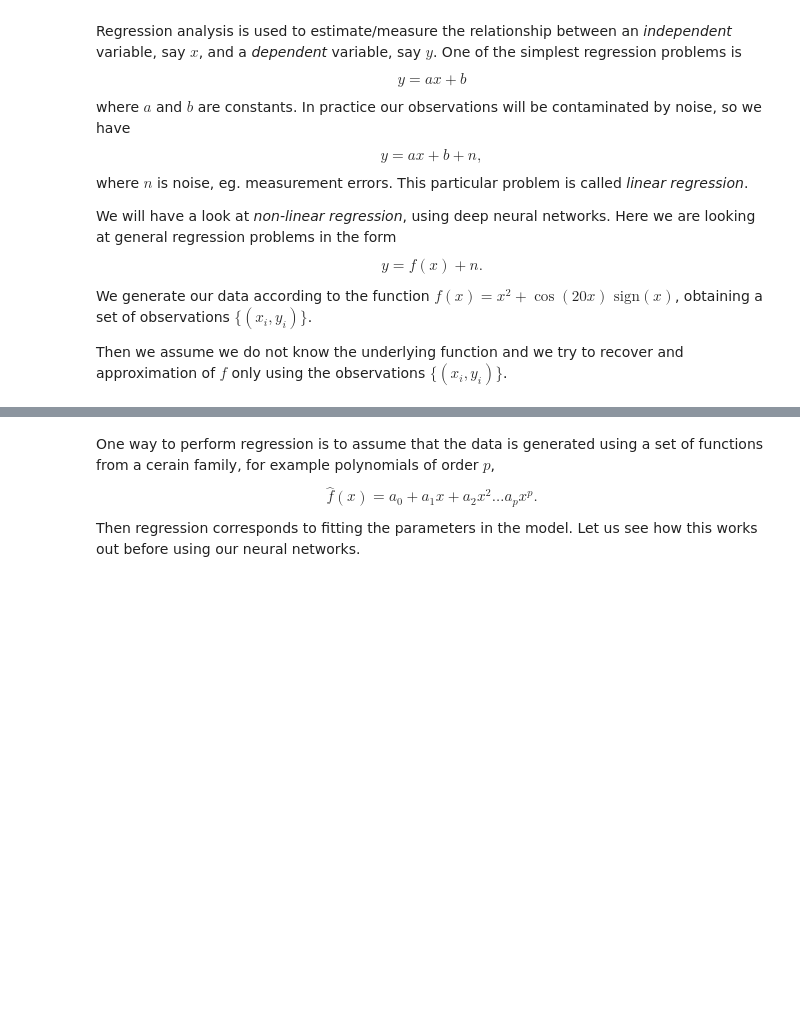
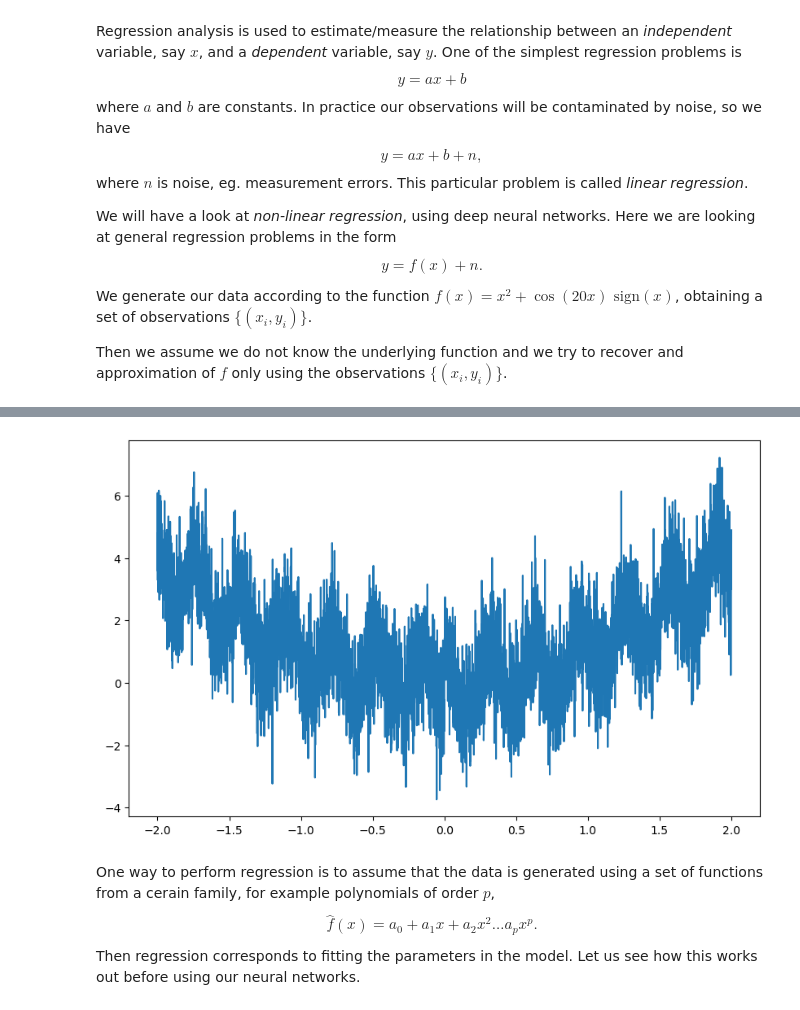
Before and after one commit to sigurdo/maskinlaring_for-signalbehandling, a Jupyter notebook: oving_3/TTT4185_assignment_3b_2022-10-17.ipynb, the cells around one changed output, grey strips where cells are left out. Saved outputs shown, nothing was run; the diff lists cells and outputs as text; code cells hidden in the pictures; blank space fills up the shorter version.

```diff
--- a/oving_3/TTT4185_assignment_3b_2022-10-17.ipynb
+++ b/oving_3/TTT4185_assignment_3b_2022-10-17.ipynb
@@ -45,9 +49,11 @@ plt.show()
 # %%
 # Create a noise version of the observations
 y = f(x) + np.random.randn(len(x))
-plt.figure(figsize=(10, 8))
+plt.figure(figsize=(10, 6))
 plt.plot(x,y)
 plt.show()
+# %% [output]
+[figure, added]
 # %% [markdown]
 One way to perform regression is to assume that the data is generated using a set of functions from a cerain family, for example polynomials of order $p$,
 \begin{equation}
```
Also changed, not shown: parts of 15 cells of this notebook.
